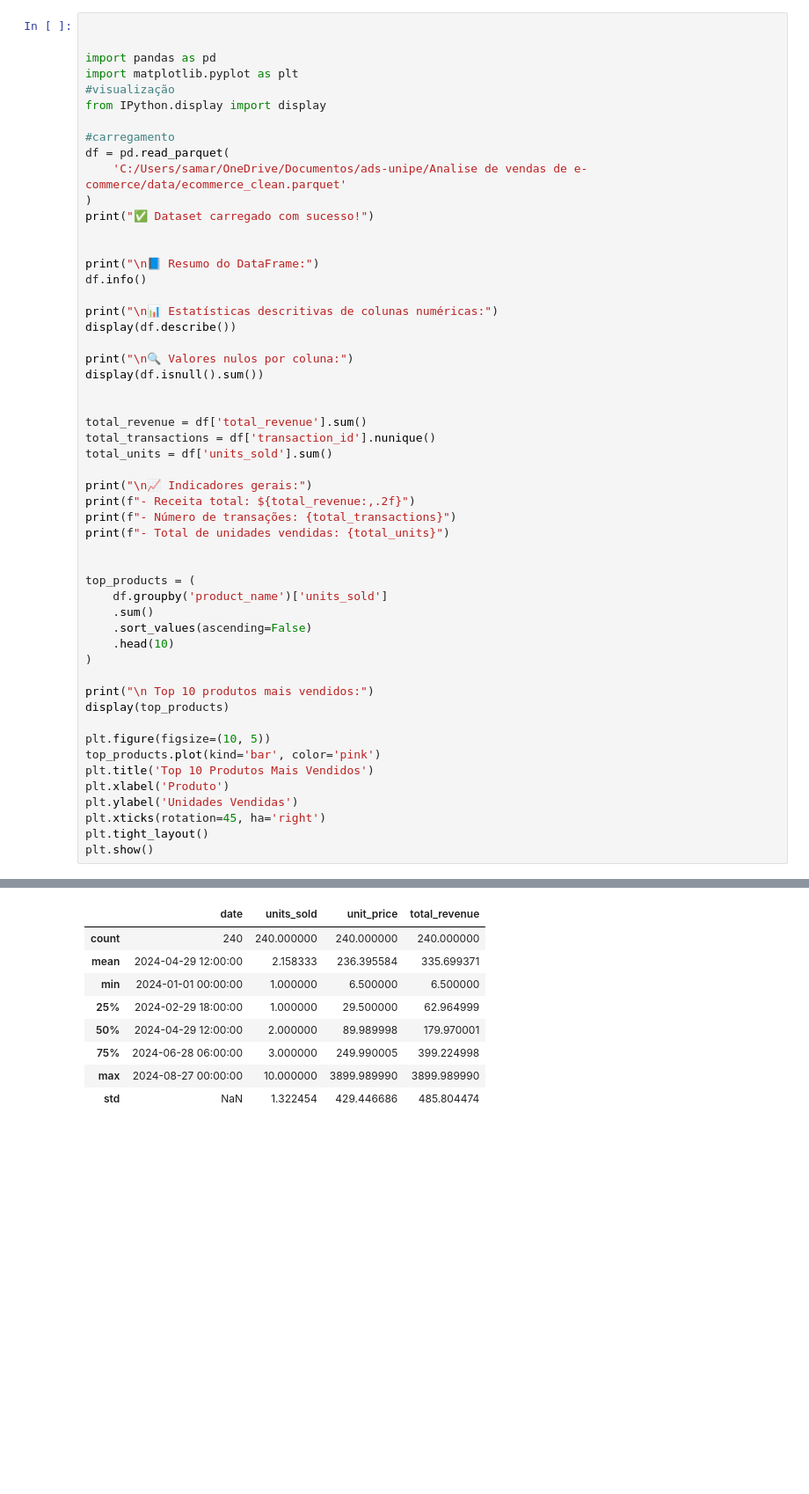
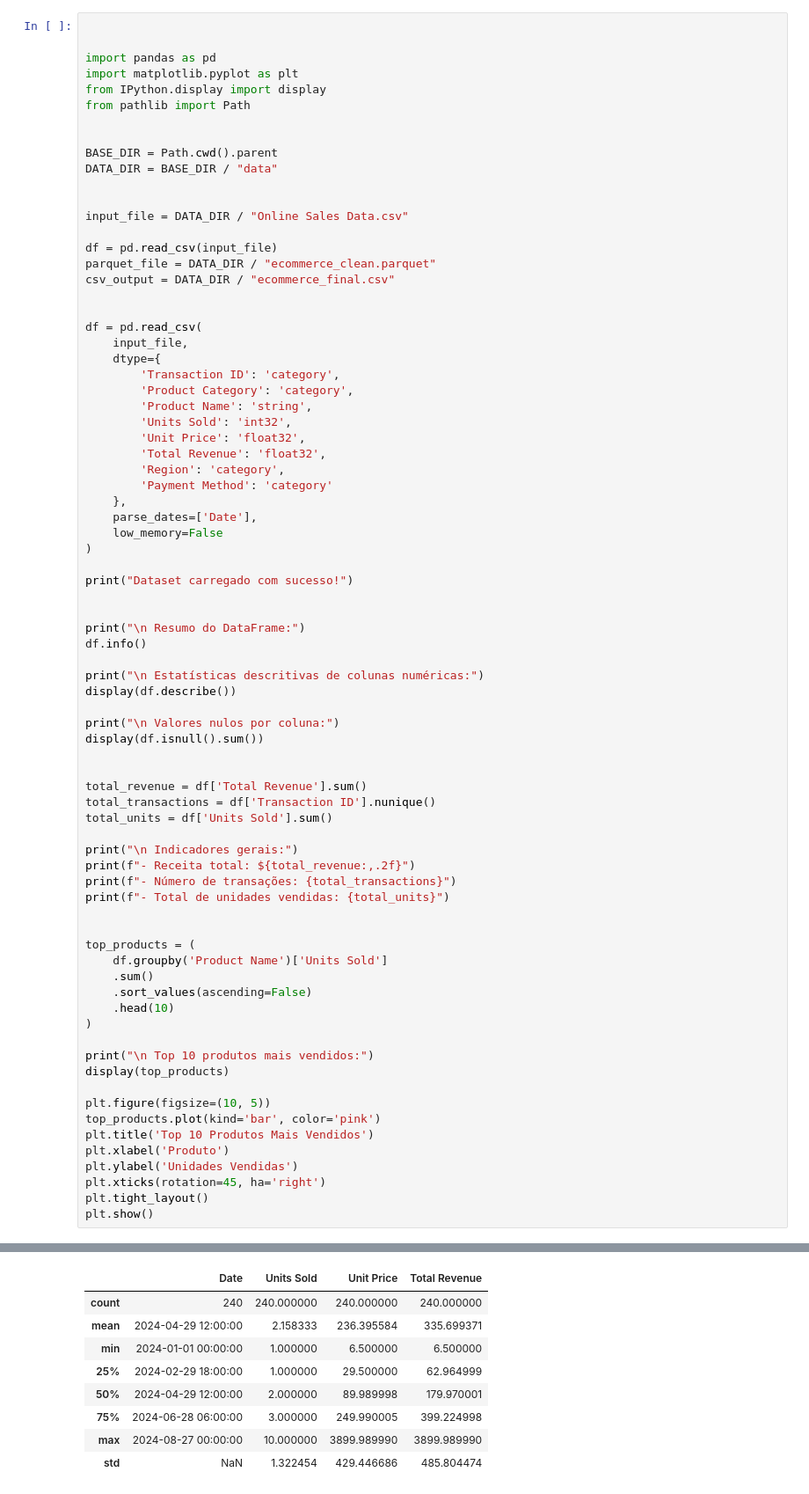
Before and after one commit to SamySLB/Analise-de-vendas-de-e-commerce, a Jupyter notebook: notebooks/explore_ecommerce.ipynb, the cells around one changed output, grey strips where cells are left out. Shown at 88% size. Saved outputs shown, nothing was run; the diff lists cells and outputs as text; blank space fills up the shorter version.

```diff
--- a/notebooks/explore_ecommerce.ipynb
+++ b/notebooks/explore_ecommerce.ipynb
@@ -3,38 +3,62 @@
 
 import pandas as pd
 import matplotlib.pyplot as plt
-#visualização
 from IPython.display import display
-
-#carregamento
-df = pd.read_parquet(
-    'C:/Users/samar/OneDrive/Documentos/ads-unipe/Analise de vendas de e-commerce/data/ecommerce_clean.parquet'
-)
-print("✅ Dataset carregado com sucesso!")
+from pathlib import Path
 
 
-print("\n📘 Resumo do DataFrame:")
+BASE_DIR = Path.cwd().parent
+DATA_DIR = BASE_DIR / "data"
+
+
+input_file = DATA_DIR / "Online Sales Data.csv"
+
+df = pd.read_csv(input_file)
+parquet_file = DATA_DIR / "ecommerce_clean.parquet"
+csv_output = DATA_DIR / "ecommerce_final.csv"
+
+
+df = pd.read_csv(
+    input_file,
+    dtype={
+        'Transaction ID': 'category',
+        'Product Category': 'category',
+        'Product Name': 'string',
+        'Units Sold': 'int32',
+        'Unit Price': 'float32',
+        'Total Revenue': 'float32',
+        'Region': 'category',
+        'Payment Method': 'category'
+    },
+    parse_dates=['Date'],
+    low_memory=False
+)
+
+print("Dataset carregado com sucesso!")
+
+
+print("\n Resumo do DataFrame:")
 df.info()
 
-print("\n📊 Estatísticas descritivas de colunas numéricas:")
+print("\n Estatísticas descritivas de colunas numéricas:")
 display(df.describe())
 
-print("\n🔍 Valores nulos por coluna:")
+print("\n Valores nulos por coluna:")
 display(df.isnull().sum())
 
 
-total_revenue = df['total_revenue'].sum()
-total_transactions = df['transaction_id'].nunique()
-total_units = df['units_sold'].sum()
+total_revenue = df['Total Revenue'].sum()
+total_transactions = df['Transaction ID'].nunique()
+total_units = df['Units Sold'].sum()
 
-print("\n📈 Indicadores gerais:")
+print("\n Indicadores gerais:")
 print(f"- Receita total: ${total_revenue:,.2f}")
 print(f"- Número de transações: {total_transactions}")
 print(f"- Total de unidades vendidas: {total_units}")
 
 
 top_products = (
-    df.groupby('product_name')['units_sold']
+    df.groupby('Product Name')['Units Sold']
     .sum()
     .sort_values(ascending=False)
     .head(10)
@@ -72,4 +96,4 @@ memory usage: 18.3 KB
-|  | date | units_sold | unit_price | total_revenue |
+|  | Date | Units Sold | Unit Price | Total Revenue |
 | count | 240 | 240.000000 | 240.000000 | 240.000000 |
 | mean | 2024-04-29 12:00:00 | 2.158333 | 236.395584 | 335.699371 |
 | min | 2024-01-01 00:00:00 | 1.000000 | 6.500000 | 6.500000 |
```
Also changed, not shown: parts of 1 cell of this notebook, 3 other files.
